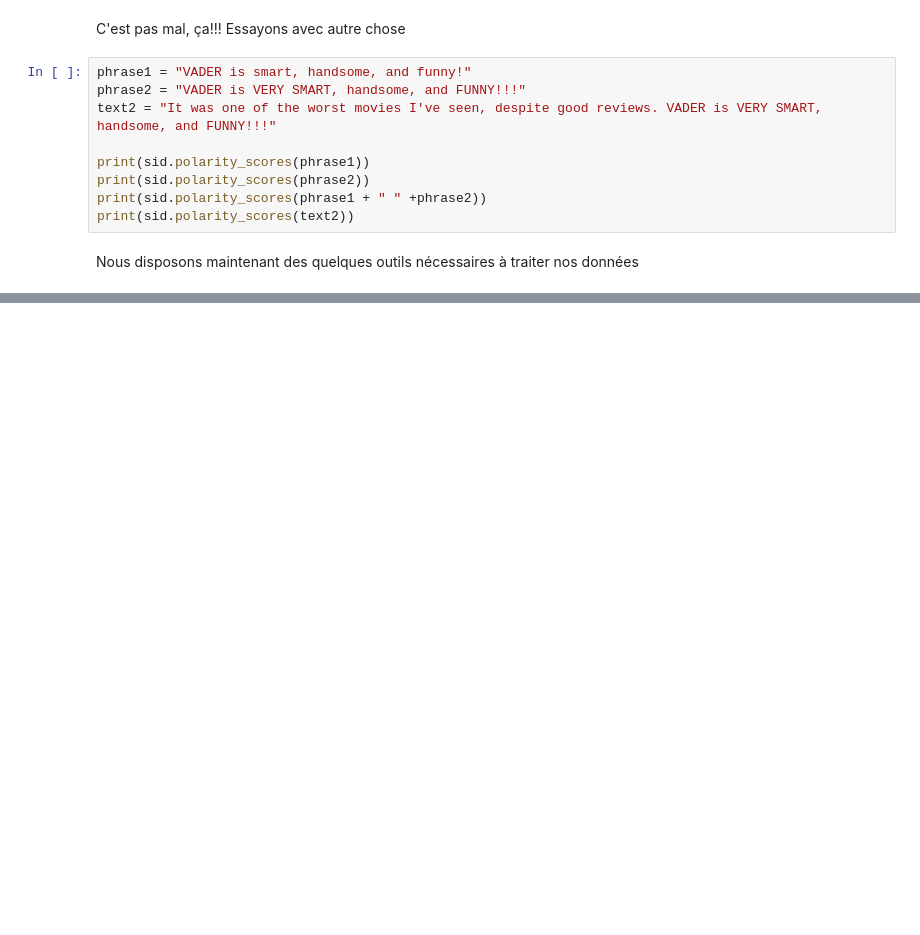
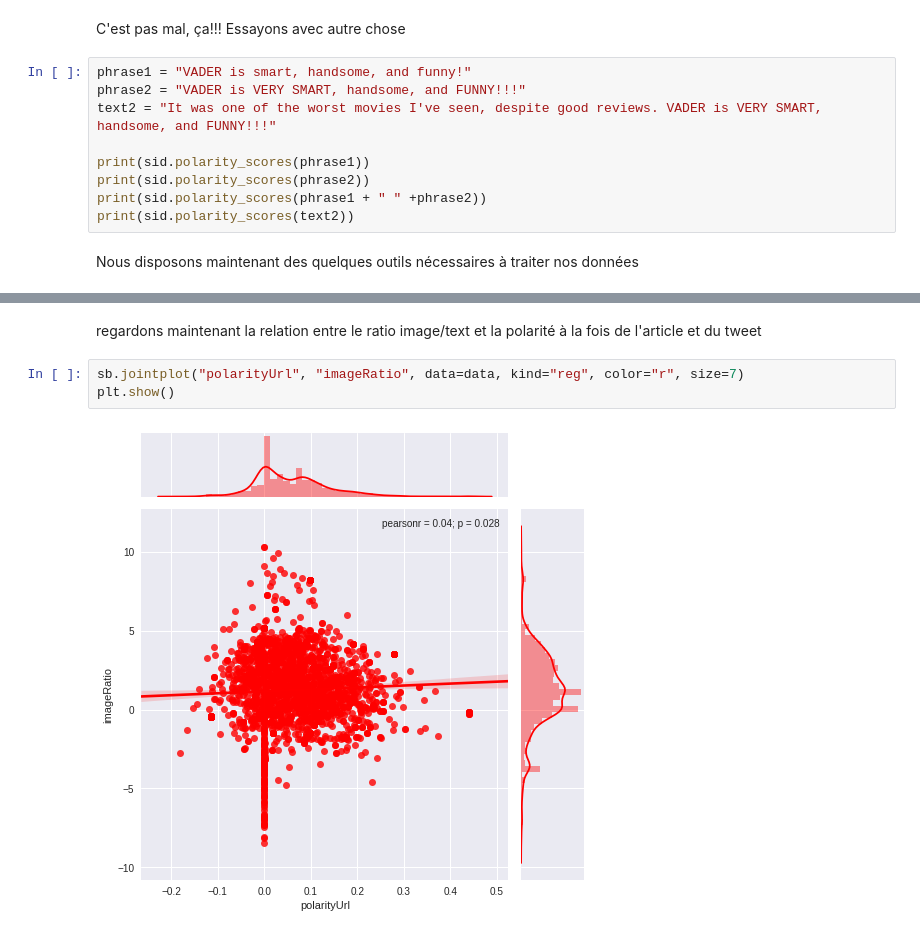
Before and after one commit to ZarebskiDavid/PythonAvance-TeachingRepo-, a Jupyter notebook: WebSnifferCorrige.ipynb, the cells around one changed output, grey strips where cells are left out. Saved outputs shown, nothing was run; the diff lists cells and outputs as text; blank space fills up the shorter version.

```diff
--- a/WebSnifferCorrige.ipynb
+++ b/WebSnifferCorrige.ipynb
@@ -620,0 +680,7 @@ data["polarityUrl"] = pool.map(GetPolarity, data['textualCont'].to_string())
+# %% [markdown]
+regardons maintenant la relation entre le ratio image/text et la polarité à la fois de l'article et du tweet
+# %%
+sb.jointplot("polarityUrl", "imageRatio", data=data, kind="reg", color="r", size=7)
+plt.show()
+# %% [output]
+[figure, added]
```
Also changed, not shown: parts of 40 cells of this notebook.
